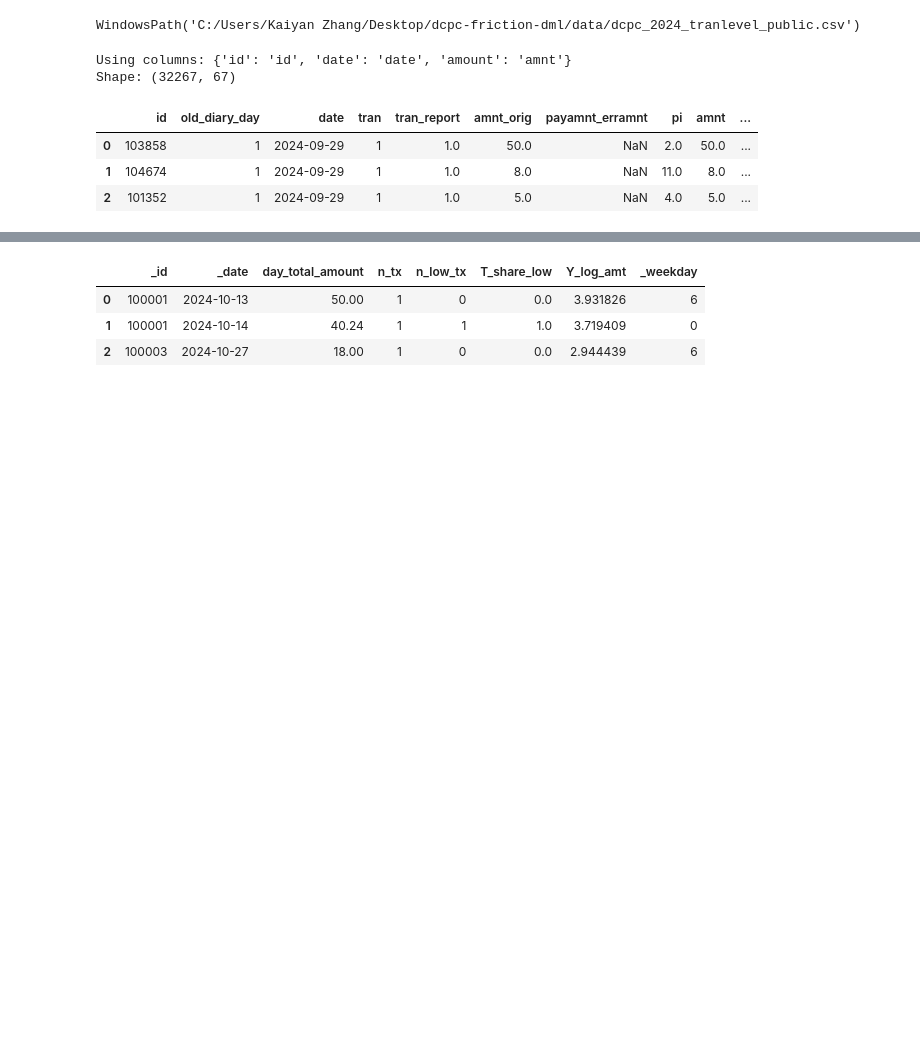
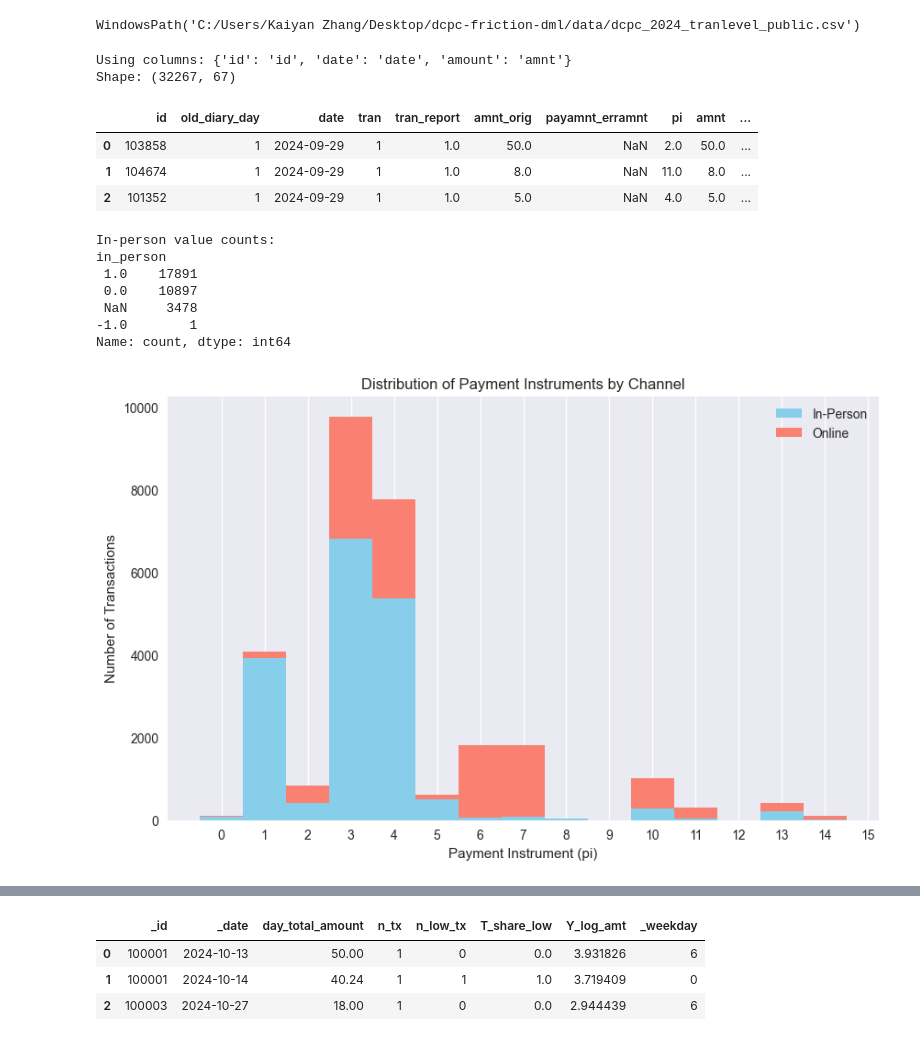
Before and after one commit to JerroldH/dcpc-friction-dml, a Jupyter notebook: notebooks/02_build_inperson_day.ipynb, the cells around one changed output, grey strips where cells are left out. Cells and saved outputs as stored; diff of their text form; code cells hidden in the pictures; blank space fills up the shorter version.

```diff
--- a/notebooks/02_build_inperson_day.ipynb
+++ b/notebooks/02_build_inperson_day.ipynb
@@ -73,3 +73,34 @@ Shape: (32267, 67)
 | 0 | 103858 | 1 | 2024-09-29 | 1 | 1.0 | 50.0 | NaN | 2.0 | 50.0 | ... |
 | 1 | 104674 | 1 | 2024-09-29 | 1 | 1.0 | 8.0 | NaN | 11.0 | 8.0 | ... |
 | 2 | 101352 | 1 | 2024-09-29 | 1 | 1.0 | 5.0 | NaN | 4.0 | 5.0 | ... |
+# %%
+# Investigate the online vs in-person breakdown
+# Plot pi distribution for online vs in-person transactions
+# Stack by low vs high friction within each channel
+
+in_person_counts = tran["in_person"].value_counts(dropna=False)
+print("In-person value counts:")
+print(in_person_counts)
+
+# Plot distribution of pi by in_person
+plt.figure(figsize=(10, 6))
+pi_inperson = tran[tran["in_person"] == 1]["pi"]
+pi_online   = tran[tran["in_person"] == 0]["pi"]
+
+plt.hist([pi_inperson, pi_online], bins=np.arange(0, 16)-0.5, stacked=True, label=['In-Person', 'Online'], color=['skyblue', 'salmon'])
+plt.xticks(range(0, 16))
+plt.xlabel('Payment Instrument (pi)')
+plt.ylabel('Number of Transactions')
+plt.title('Distribution of Payment Instruments by Channel')
+plt.legend()
+plt.grid(axis='y')
+plt.show()
+# %% [output]
+In-person value counts:
+in_person
+ 1.0    17891
+ 0.0    10897
+ NaN     3478
+-1.0        1
+Name: count, dtype: int64
+[figure, added]
```
Also changed, not shown: parts of 20 cells of this notebook, 4 other files.
